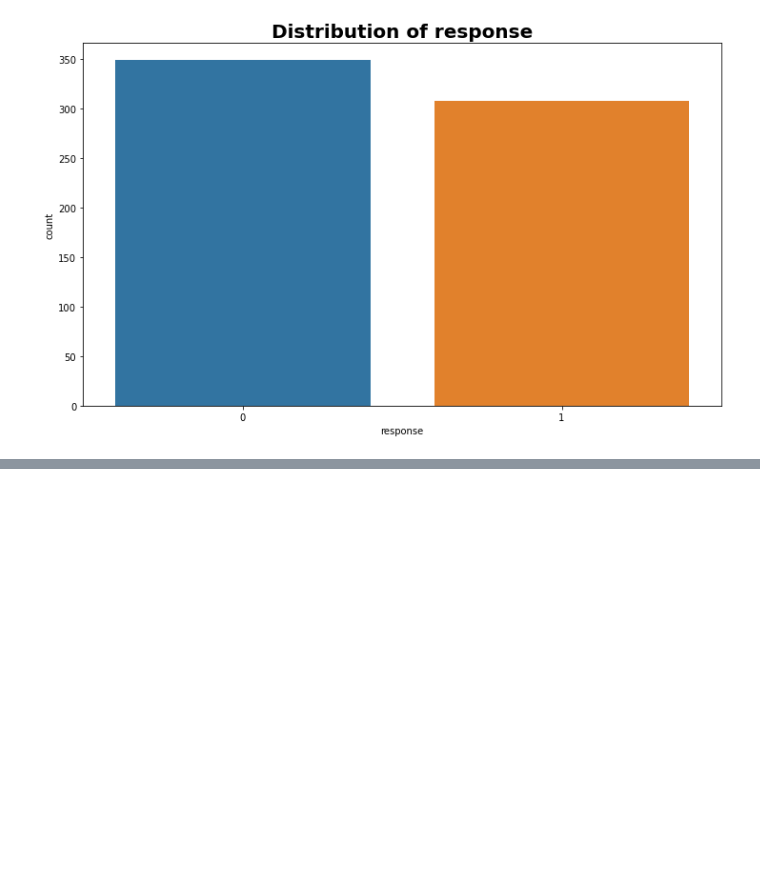
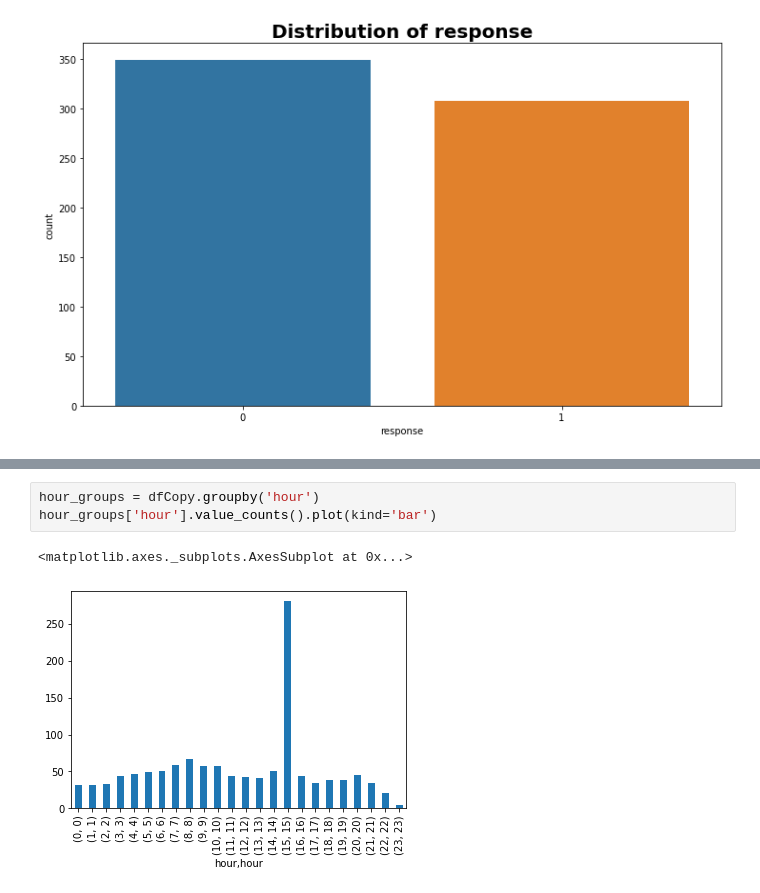
Before and after one commit to Group-6-10Academy/smart_ad_ABtesting, a Jupyter notebook: notebooks/EDA.ipynb, the cells around one changed output, grey strips where cells are left out. Drawn from its saved outputs; the diff is of its cells as text; blank space fills up the shorter version.

```diff
--- a/notebooks/EDA.ipynb
+++ b/notebooks/EDA.ipynb
@@ -230,0 +253,6 @@ Exposed Data Saved !
+# %%
+hour_groups = dfCopy.groupby('hour')
+hour_groups['hour'].value_counts().plot(kind='bar')
+# %% [output]
+<matplotlib.axes._subplots.AxesSubplot at 0x...>
+[figure, added]
```
Also changed, not shown: parts of 21 cells of this notebook, 5 other files.
